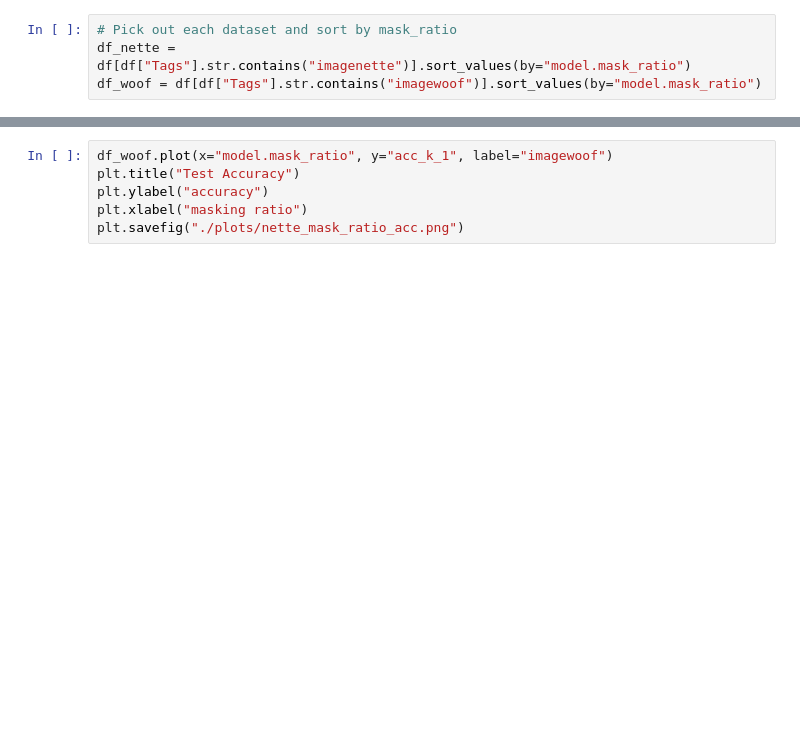
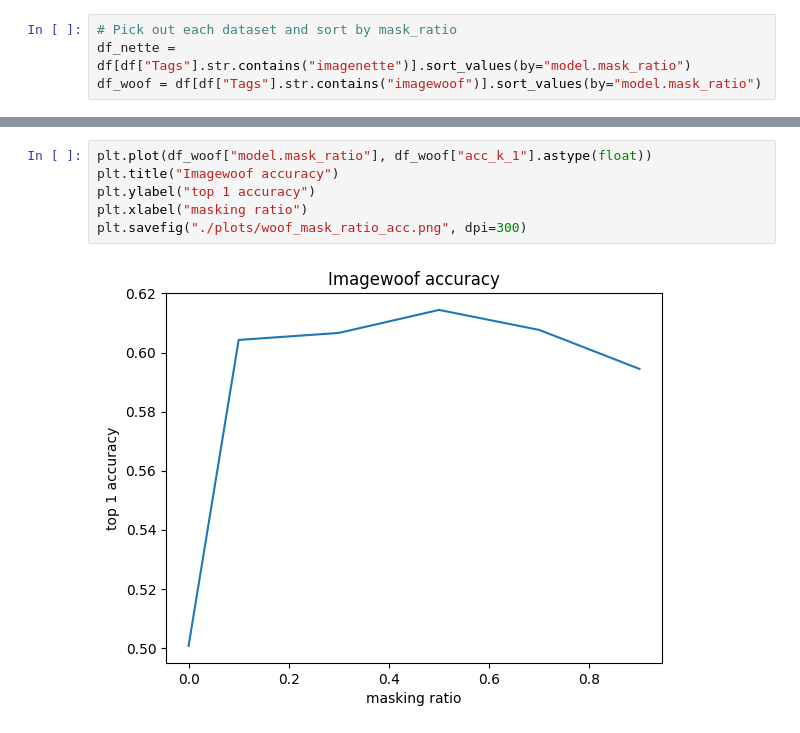
Before and after one commit to klaswijk/reproduce-mae, a Jupyter notebook: Plotting.ipynb, the cells around one changed output, grey strips where cells are left out. Drawn from its saved outputs; the diff is of its cells as text; blank space fills up the shorter version.

```diff
--- a/Plotting.ipynb
+++ b/Plotting.ipynb
@@ -26,6 +30,8 @@ plt.savefig("./plots/nette_mask_ratio_acc.png")
 # %%
-df_woof.plot(x="model.mask_ratio", y="acc_k_1", label="imagewoof")
-plt.title("Test Accuracy")
-plt.ylabel("accuracy")
+plt.plot(df_woof["model.mask_ratio"], df_woof["acc_k_1"].astype(float))
+plt.title("Imagewoof accuracy")
+plt.ylabel("top 1 accuracy")
 plt.xlabel("masking ratio")
-plt.savefig("./plots/nette_mask_ratio_acc.png")
+plt.savefig("./plots/woof_mask_ratio_acc.png", dpi=300)
+# %% [output]
+[figure, added]
```
Also changed, not shown: parts of 11 cells of this notebook.
